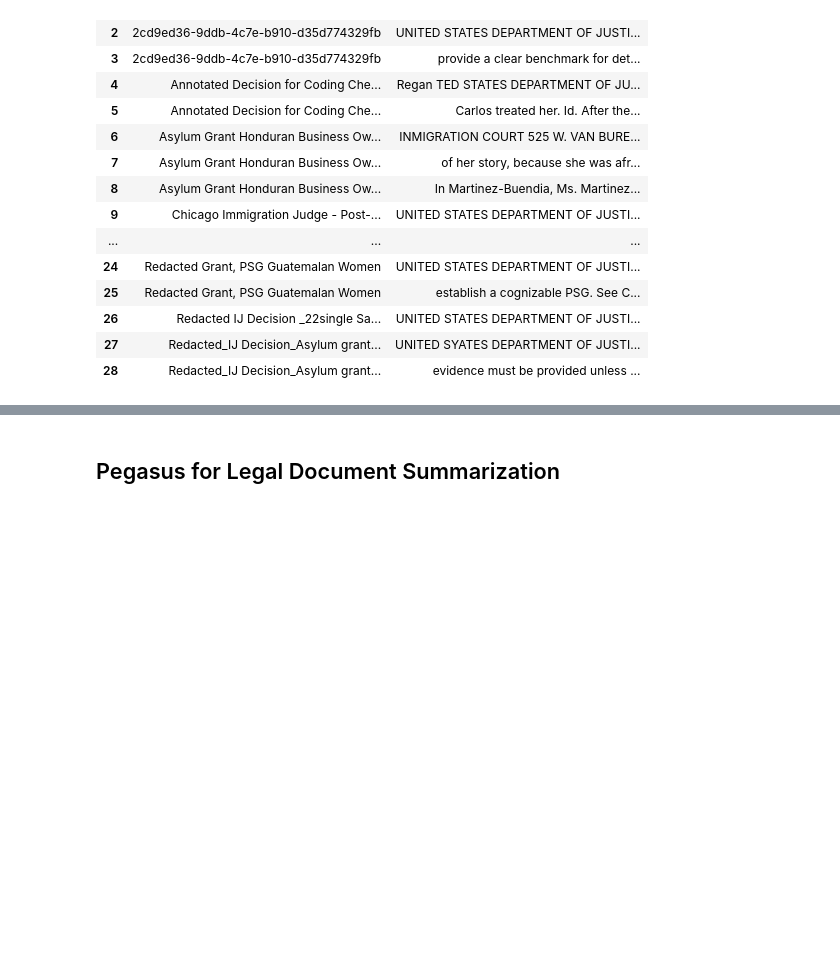
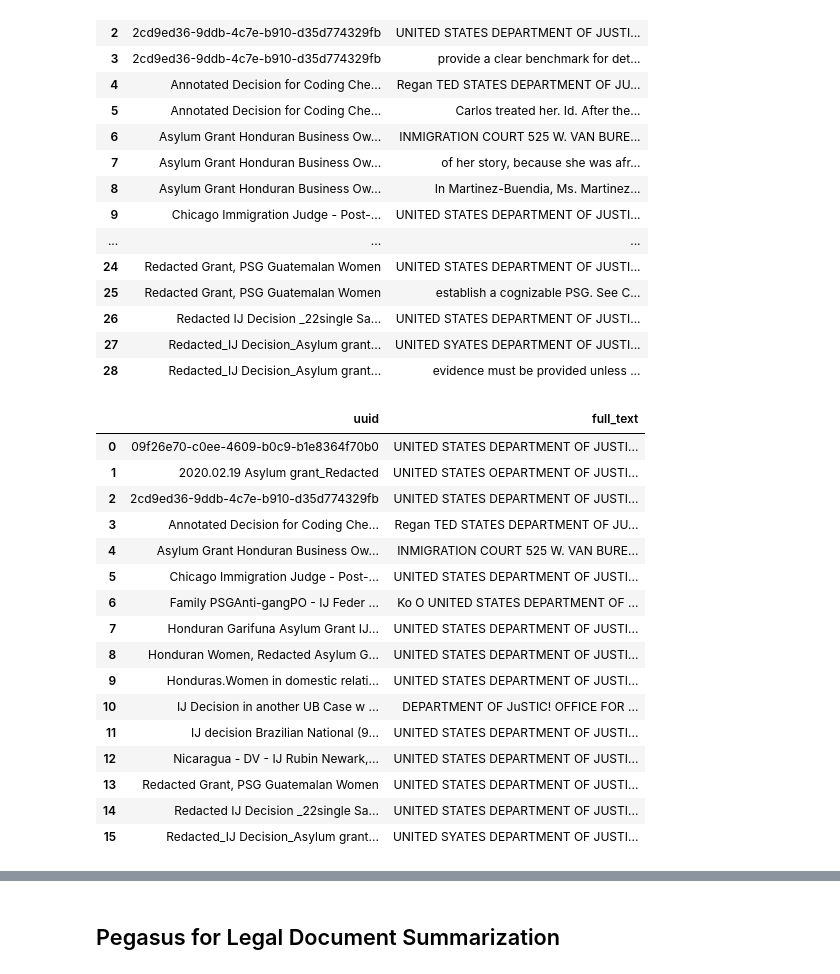
Before and after one commit to BloomTech-Labs/human-rights-first-asylum-ds-a, a Jupyter notebook: notebooks/exploratory_works/full_text_cases/Case_Summary_Proposed_Feature.ipynb, the cells around one changed output, grey strips where cells are left out. Saved outputs shown, nothing was run; the diff lists cells and outputs as text; code cells hidden in the pictures; blank space fills up the shorter version.

Commit message:
"Update exploratory notebook re summary_feature with BertSum model"

```diff
--- a/notebooks/exploratory_works/full_text_cases/Case_Summary_Proposed_Feature.ipynb
+++ b/notebooks/exploratory_works/full_text_cases/Case_Summary_Proposed_Feature.ipynb
@@ -32,3 +55,5 @@ df = pd.read_csv('/content/uuid_full_text_for_testing.csv')
+# %%
+df = pd.read_csv(r"C:\Users\iamwe\Documents\09.Coding\Lambda_School\Data_Science\06.Labs\human-rights-first-asylum-ds-a\notebooks\exploratory_works\full_text_cases\uuid_full_text_for_testing.csv")
 # %%
 df
 # %% [output]
@@ -75,6 +100,26 @@ df
 | 28 | Redacted_IJ Decision_Asylum grant... | evidence must be provided unless ... |
 # %%
 df = df.groupby('uuid')['full_text'].apply(' '.join).reset_index()
+# %%
+df
+# %% [output]
+|  | uuid | full_text |
+| 0 | 09f26e70-c0ee-4609-b0c9-b1e8364f70b0 | UNITED STATES DEPARTMENT OF JUSTI... |
+| 1 | 2020.02.19 Asylum grant_Redacted | UNITED STATES OEPARTMENT OF JUSTI... |
+| 2 | 2cd9ed36-9ddb-4c7e-b910-d35d774329fb | UNITED STATES DEPARTMENT OF JUSTI... |
+| 3 | Annotated Decision for Coding Che... | Regan TED STATES DEPARTMENT OF JU... |
+| 4 | Asylum Grant Honduran Business Ow... | INMIGRATION COURT 525 W. VAN BURE... |
+| 5 | Chicago Immigration Judge - Post-... | UNITED STATES DEPARTMENT OF JUSTI... |
+| 6 | Family PSGAnti-gangPO - IJ Feder ... | Ko O UNITED STATES DEPARTMENT OF ... |
+| 7 | Honduran Garifuna Asylum Grant IJ... | UNITED STATES DEPARTMENT OF JUSTI... |
+| 8 | Honduran Women, Redacted Asylum G... | UNITED STATES DEPARTMENT OF JUSTI... |
+| 9 | Honduras.Women in domestic relati... | UNITED STATES DEPARTMENT OF JUSTI... |
+| 10 | IJ Decision in another UB Case w ... | DEPARTMENT OF JuSTIC! OFFICE FOR ... |
+| 11 | IJ decision Brazilian National (9... | UNITED STATES DEPARTMENT OF JUSTI... |
+| 12 | Nicaragua - DV - IJ Rubin Newark,... | UNITED STATES DEPARTMENT OF JUSTI... |
+| 13 | Redacted Grant, PSG Guatemalan Women | UNITED STATES DEPARTMENT OF JUSTI... |
+| 14 | Redacted IJ Decision _22single Sa... | UNITED STATES DEPARTMENT OF JUSTI... |
+| 15 | Redacted_IJ Decision_Asylum grant... | UNITED SYATES DEPARTMENT OF JUSTI... |
 # %%
 # file1 = open('/content/01108e14-b94a-4f59-9a76-9f8cb2f002c2.txt', 'r')
 # lines = file1.readlines()
```
Also changed, not shown: parts of 17 cells of this notebook.
